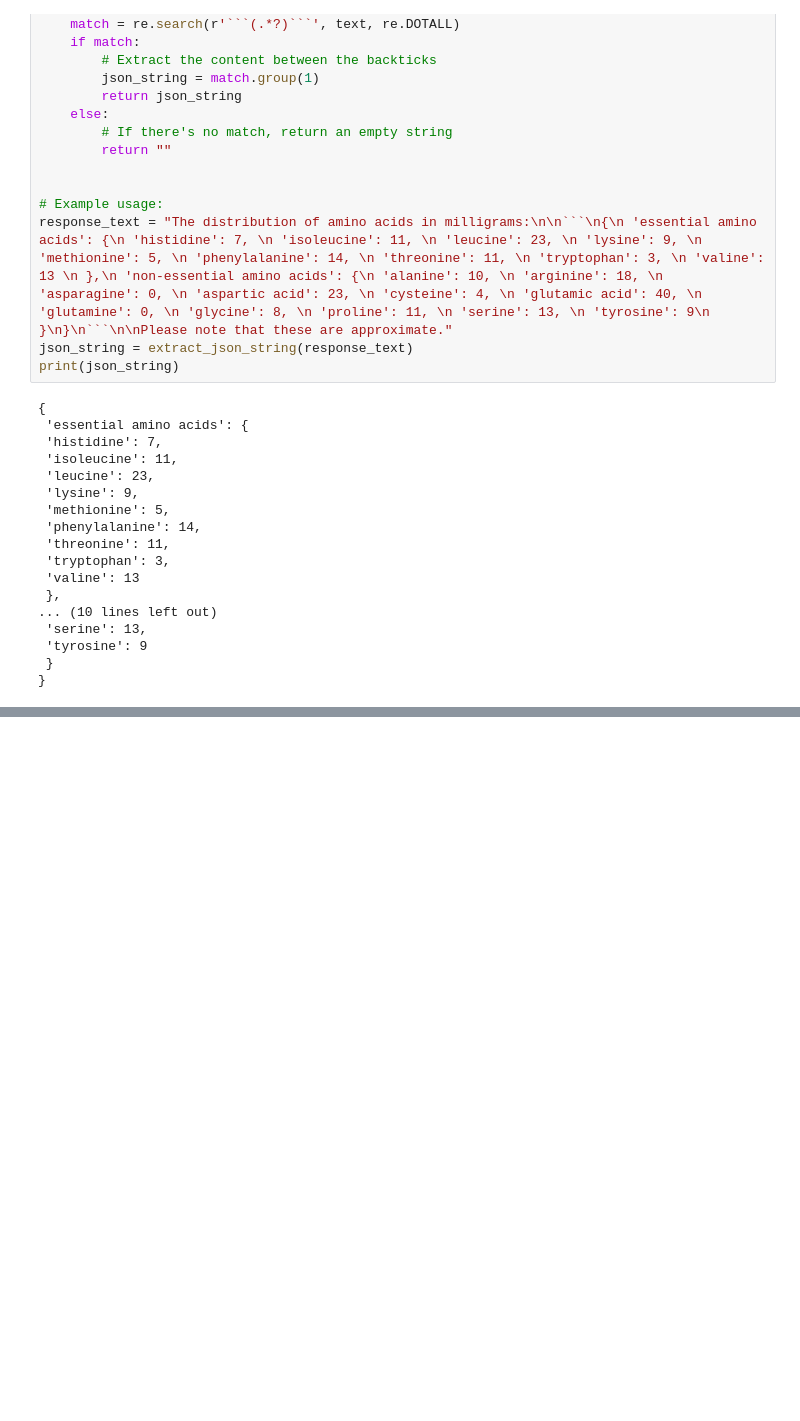
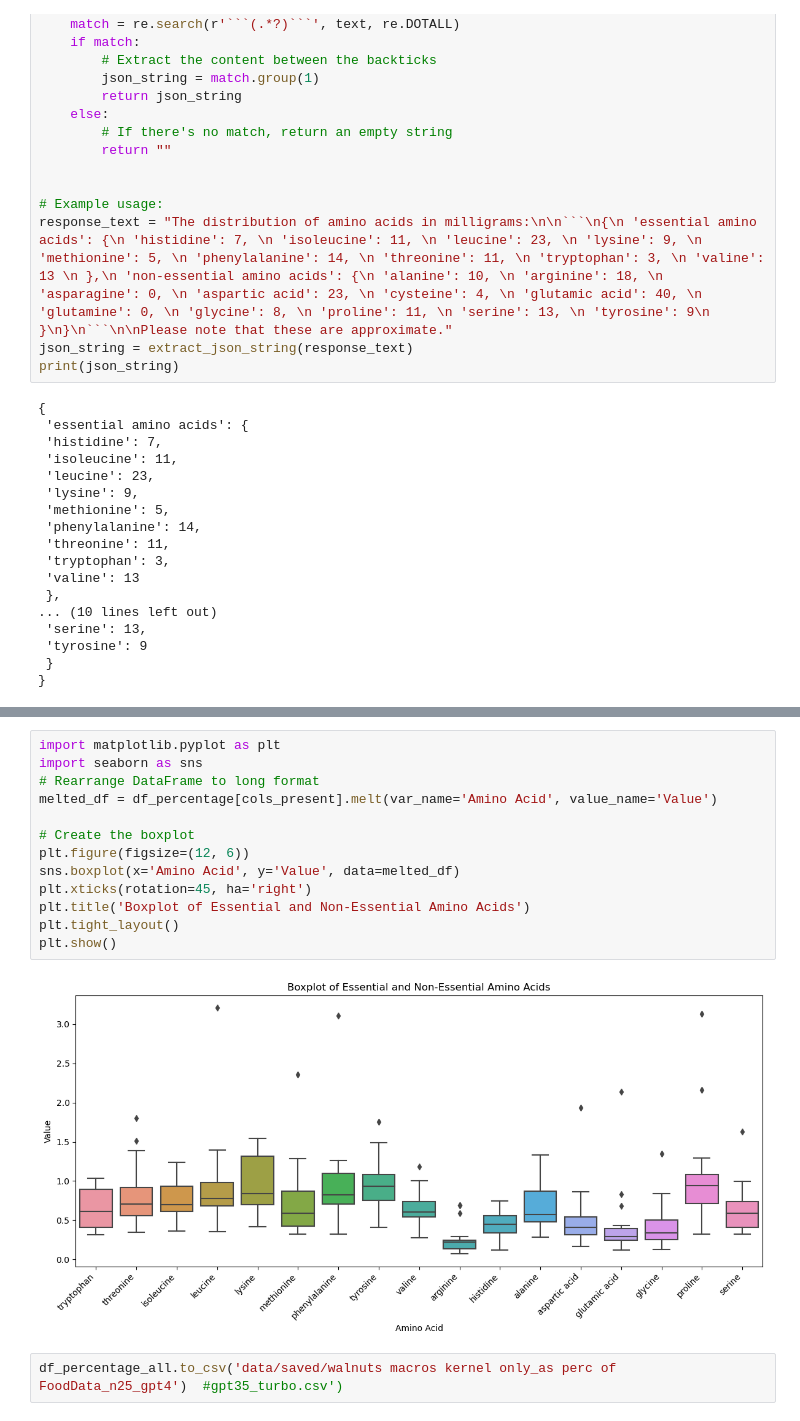
Before and after one commit to jasperhajonides/dash_health_app, a Jupyter notebook: openai_api_testing.ipynb, the cells around one changed output, grey strips where cells are left out. Cells and saved outputs as stored; diff of their text form; blank space fills up the shorter version.

```diff
--- a/openai_api_testing.ipynb
+++ b/openai_api_testing.ipynb
@@ -279,0 +978,17 @@ nutrition
+# %%
+import matplotlib.pyplot as plt
+import seaborn as sns
+# Rearrange DataFrame to long format
+melted_df = df_percentage[cols_present].melt(var_name='Amino Acid', value_name='Value')
+
+# Create the boxplot
+plt.figure(figsize=(12, 6))
+sns.boxplot(x='Amino Acid', y='Value', data=melted_df)
+plt.xticks(rotation=45, ha='right')
+plt.title('Boxplot of Essential and Non-Essential Amino Acids')
+plt.tight_layout()
+plt.show()
+# %% [output]
+[figure, added]
+# %%
+df_percentage_all.to_csv('data/saved/walnuts macros kernel only_as perc of FoodData_n25_gpt4')  #gpt35_turbo.csv')
```
Also changed, not shown: parts of 53 cells of this notebook, 21 other files.
